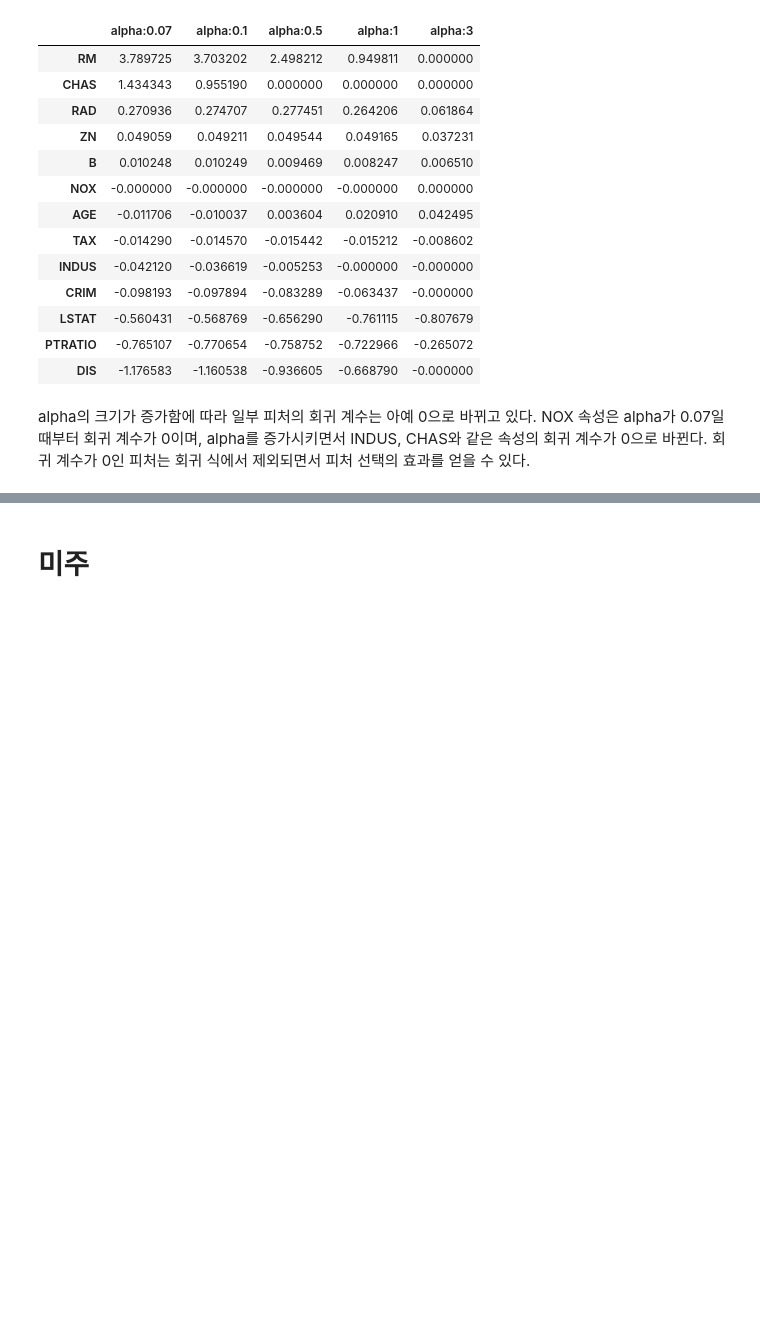
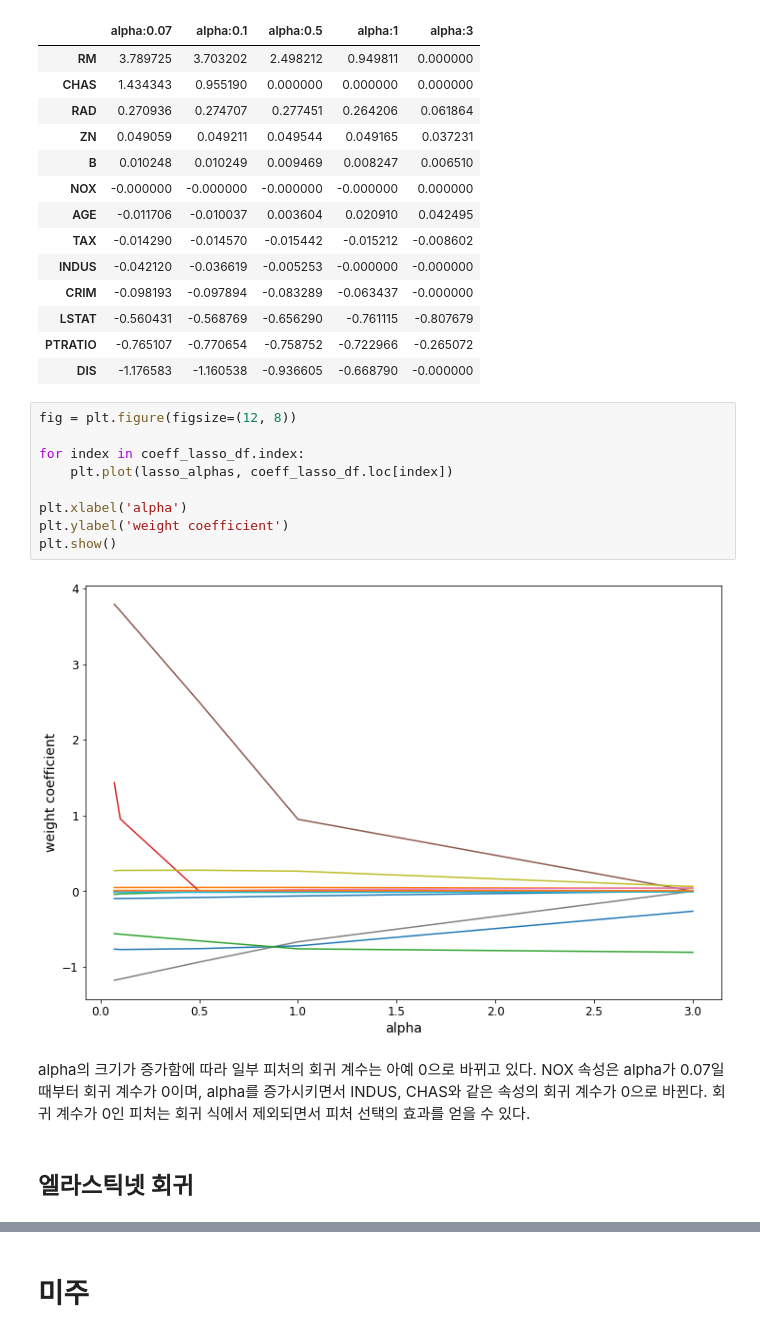
Before and after one commit to Sameta-cani/jwork, a Jupyter notebook: Regression.ipynb, the cells around one changed output, grey strips where cells are left out. Drawn from its saved outputs; the diff is of its cells as text; blank space fills up the shorter version.

```diff
--- a/Regression.ipynb
+++ b/Regression.ipynb
@@ -1643,5 +1654,18 @@ coeff_lasso_df.sort_values(by=sort_column, ascending=False)
 | LSTAT | -0.560431 | -0.568769 | -0.656290 | -0.761115 | -0.807679 |
 | PTRATIO | -0.765107 | -0.770654 | -0.758752 | -0.722966 | -0.265072 |
 | DIS | -1.176583 | -1.160538 | -0.936605 | -0.668790 | -0.000000 |
+# %%
+fig = plt.figure(figsize=(12, 8))
+
+for index in coeff_lasso_df.index:
+    plt.plot(lasso_alphas, coeff_lasso_df.loc[index])
+
+plt.xlabel('alpha')
+plt.ylabel('weight coefficient')
+plt.show()
+# %% [output]
+[figure, added]
 # %% [markdown]
 alpha의 크기가 증가함에 따라 일부 피처의 회귀 계수는 아예 0으로 바뀌고 있다. NOX 속성은 alpha가 0.07일 때부터 회귀 계수가 0이며, alpha를 증가시키면서 INDUS, CHAS와 같은 속성의 회귀 계수가 0으로 바뀐다. 회귀 계수가 0인 피처는 회귀 식에서 제외되면서 피처 선택의 효과를 얻을 수 있다.
+# %% [markdown]
+## 엘라스틱넷 회귀
```
Also changed, not shown: parts of 17 cells of this notebook, 2 other files.
